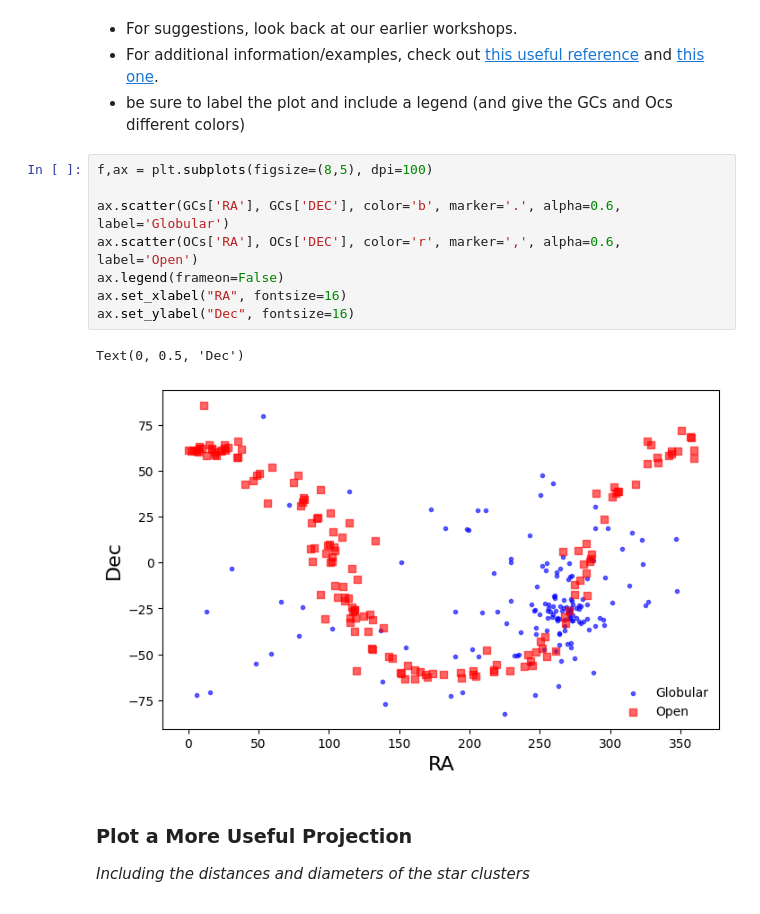
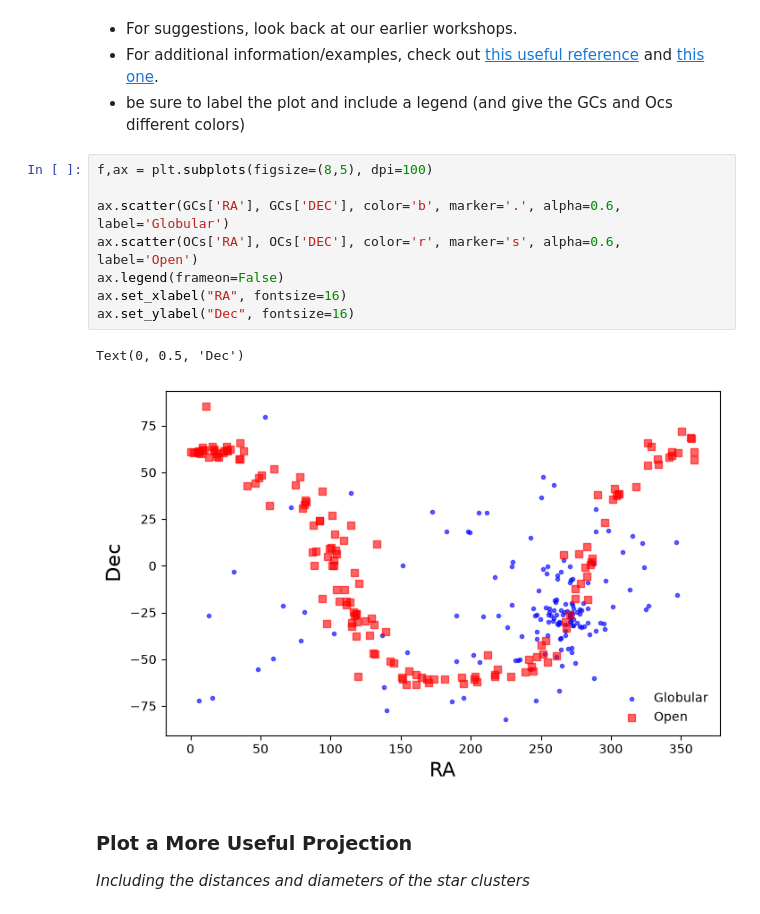
Before and after one commit to CIERA-Northwestern/CIERA_REU, a Jupyter notebook: Python_tutorial_sequence/Part2/Isochrone_SOLUTIONS.ipynb, the cells around one changed output. Saved outputs shown, nothing was run; the diff lists cells and outputs as text.

```diff
--- a/Python_tutorial_sequence/Part2/Isochrone_SOLUTIONS.ipynb
+++ b/Python_tutorial_sequence/Part2/Isochrone_SOLUTIONS.ipynb
@@ -71,14 +71,14 @@ OCs.colnames
 # %%
 f,ax = plt.subplots(figsize=(8,5), dpi=100)
 
 ax.scatter(GCs['RA'], GCs['DEC'], color='b', marker='.', alpha=0.6, label='Globular')
-ax.scatter(OCs['RA'], OCs['DEC'], color='r', marker=',', alpha=0.6, label='Open')
+ax.scatter(OCs['RA'], OCs['DEC'], color='r', marker='s', alpha=0.6, label='Open')
 ax.legend(frameon=False)
 ax.set_xlabel("RA", fontsize=16)
 ax.set_ylabel("Dec", fontsize=16)
 # %% [output]
 Text(0, 0.5, 'Dec')
-[figure, old version]
+[figure, new version]
 # %% [markdown]
 ### Plot a More Useful Projection
 
```
Also changed, not shown: parts of 9 cells of this notebook, 4 other files.
